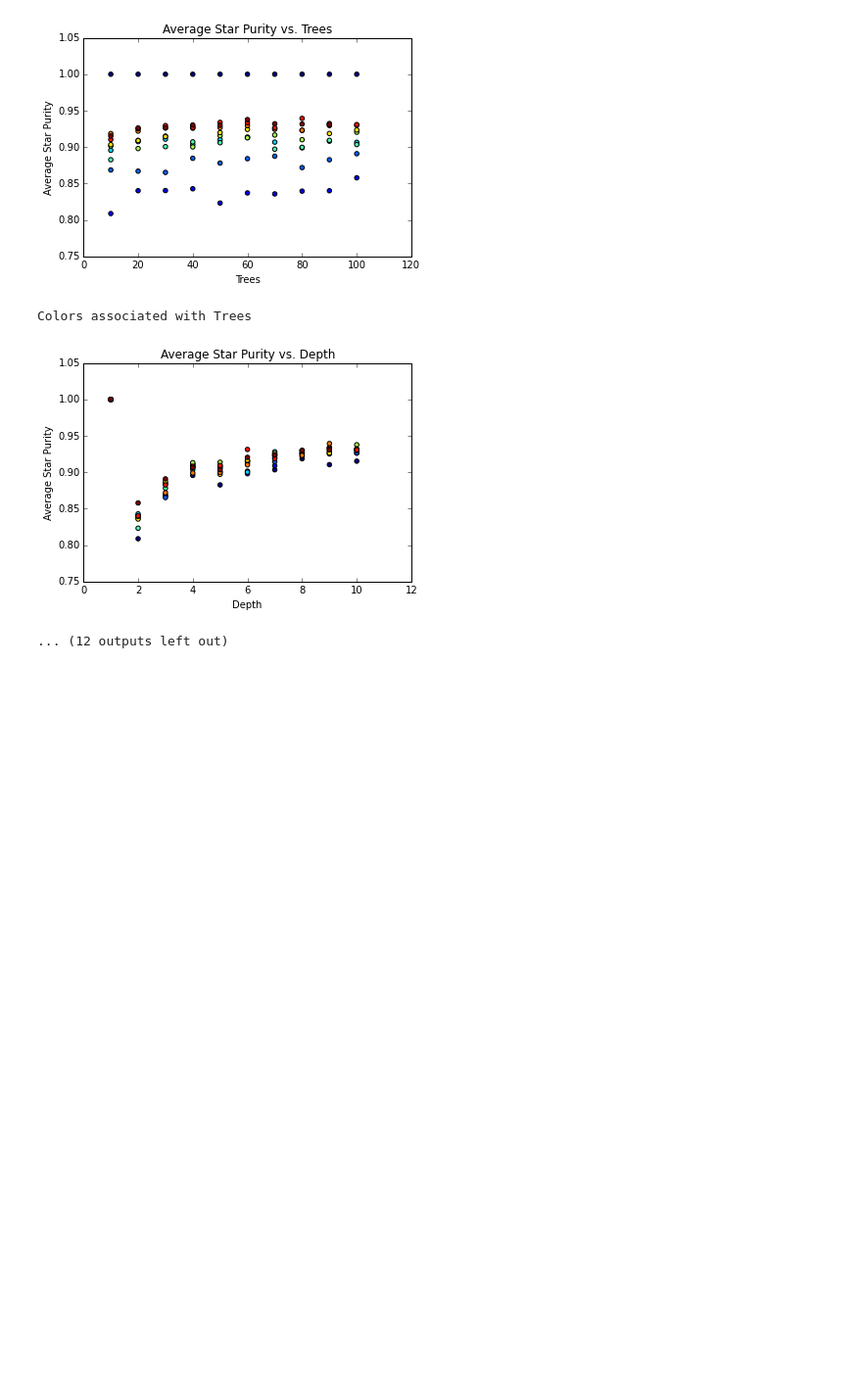
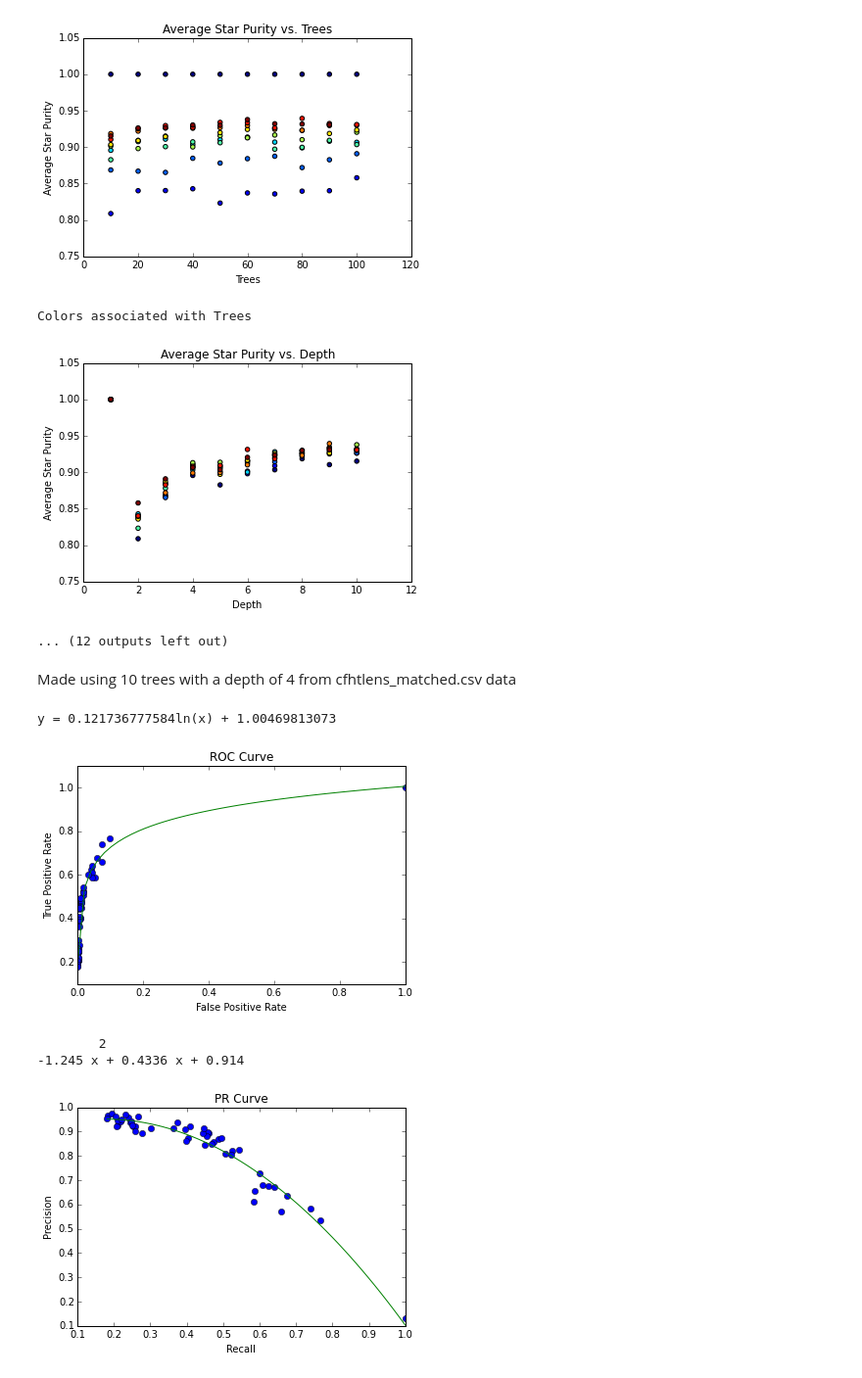
Before and after one commit to ashcat2005/POPREU, a Jupyter notebook: plot_random_forest.ipynb, the cells around one changed output. Shown at 98% size. Drawn from its saved outputs; the diff is of its cells as text; code cells hidden in the pictures; blank space fills up the shorter version.

Commit message:
Added ROC and PR curves

```diff
--- a/plot_random_forest.ipynb
+++ b/plot_random_forest.ipynb
@@ -105,3 +108,39 @@ def plot_all_color(filename):
+# %%
+def plotROCandPR(filename):
+    data,header=getData(filename,True)
+    headerIdx = {h:header.index(h) for h in header}
+
+    #ROC Curve
+    plt.title("ROC Curve")
+    #Get trendline
+    x = data[headerIdx["False Positive Rate"]]
+    y =  data[headerIdx["True Positive Rate"]]
+    z = np.polyfit(np.log(x),y,1)
+    f = np.poly1d(z)
+    print "y = " +str(z[0])+"ln(x) + "+str(z[1])
+    x_new = np.linspace(x[0], x[-1], 50)
+    y_new = f(np.log(x_new))
+    #Plot points and trendline
+    plt.plot(x,y,'o',x_new, y_new)
+    plt.xlabel("False Positive Rate")
+    plt.ylabel("True Positive Rate")
+    plt.show()
+
+    #PR Curve
+    plt.title("PR Curve")
+    #Get trendline
+    x = data[headerIdx["Recall"]]
+    y =  data[headerIdx["Precision"]]
+    z = np.polyfit(x,y,2)
+    f = np.poly1d(z)
+    print f
+    x_new = np.linspace(x[0], x[-1], 50)
+    y_new = f(x_new)
+    #Plot points and trendline
+    plt.plot(x,y,'o',x_new, y_new)
+    plt.xlabel("Recall")
+    plt.ylabel("Precision")
+    plt.show()
 # %% [markdown]
 ##Plots
 # %% [markdown]
@@ -140,3 +179,13 @@ Colors associated with Depth
 Colors associated with Trees
 [figure]
 ... (12 outputs left out)
+# %% [markdown]
+Made using 10 trees with a depth of 4 from cfhtlens_matched.csv data
+# %%
+plotROCandPR("data/ROCandPR.csv")
+# %% [output]
+y = 0.121736777584ln(x) + 1.00469813073
+[figure, added]
+        2
+-1.245 x + 0.4336 x + 0.914
+[figure, added]
```
Also changed, not shown: parts of 2 cells of this notebook, 3 other files.
